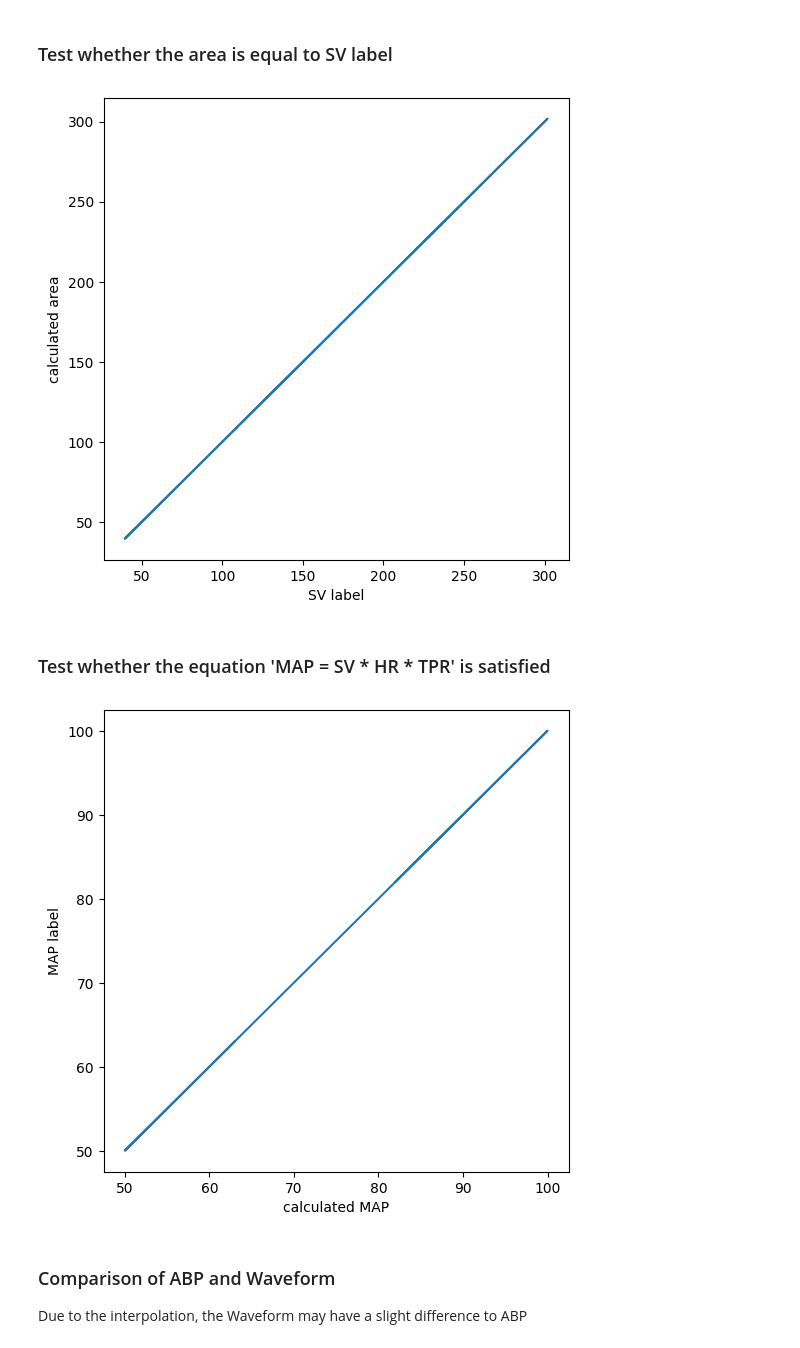
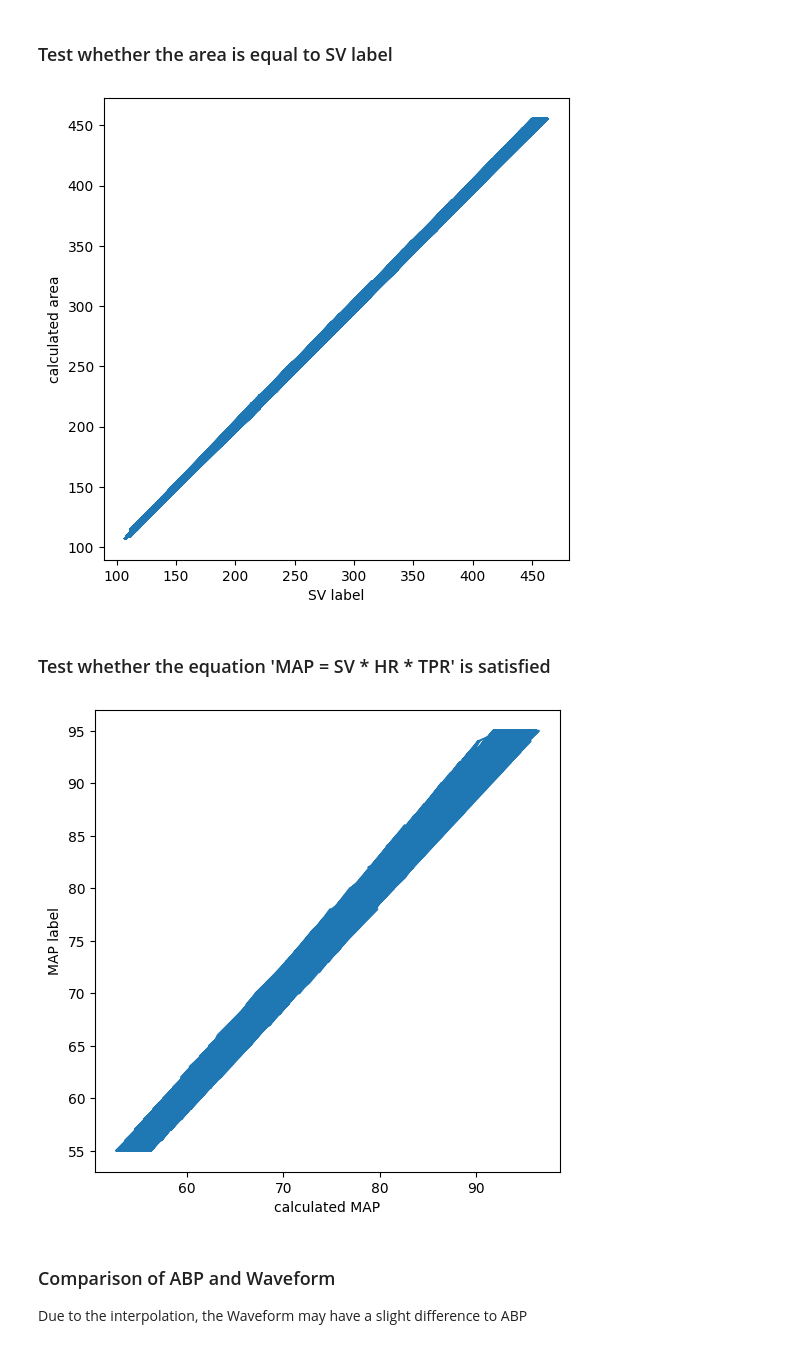
Before and after one commit to wsonguga/DataDemo, a Jupyter notebook: bsg_simulation/test.ipynb, the cells around one changed output. Saved outputs shown, nothing was run; the diff lists cells and outputs as text; code cells hidden in the pictures.

```diff
--- a/bsg_simulation/test.ipynb
+++ b/bsg_simulation/test.ipynb
@@ -19,7 +19,9 @@ from utils import calculate_area
 import numpy as np
 import matplotlib.pyplot as plt
 
-data_all = np.load("./data/dataSV_all.npy")
+data_train = np.load("./data/ABP_train.npy")
+data_test = np.load("./data/ABP_test.npy")
+data_all = np.vstack((data_train,data_test))
 SV = data_all[:,-3]
 cal_area = []
 for i in range(SV.shape[0]):
@@ -30,28 +32,32 @@ plt.ylabel('calculated area')
 plt.xlabel('SV label')
 plt.show()
 # %% [output]
-[figure, old version]
+[figure, new version]
 # %% [markdown]
 ### Test whether the equation 'MAP = SV * HR * TPR' is satisfied
 # %%
-from utils import calculate_area
+from utils import calculate_area, get_tpr_from_signal
 import numpy as np
 import matplotlib.pyplot as plt
 
-data_all = np.load("./data/dataSV_all.npy")
+data_train = np.load("./data/ABP_train.npy")
+data_test = np.load("./data/ABP_test.npy")
+data_all = np.vstack((data_train, data_test))
 MAP = data_all[:,-1]
 cal_area = []
+cal_tpr = []
 for i in range(SV.shape[0]):
     cal_area.append(calculate_area(data_all[i,:1000]))
-cal_MAP = np.array(cal_area) * data_all[:,-5] * data_all[:,-2] # SV * hr * TPR
+    cal_tpr.append(get_tpr_from_signal(data_all[i,:1000]))
+cal_MAP = np.array(cal_area) * data_all[:,-5] * np.array(cal_tpr) # SV * hr * TPR
 
 plt.figure(figsize=(6,6))
 plt.plot(cal_MAP,MAP)
 plt.xlabel('calculated MAP')
 plt.ylabel('MAP label')
 plt.show()
 # %% [output]
-[figure, old version]
+[figure, new version]
 # %% [markdown]
 ### Comparison of ABP and Waveform
 Due to the interpolation, the Waveform may have a slight difference to ABP
```
Also changed, not shown: parts of 5 cells of this notebook, 9 other files.
